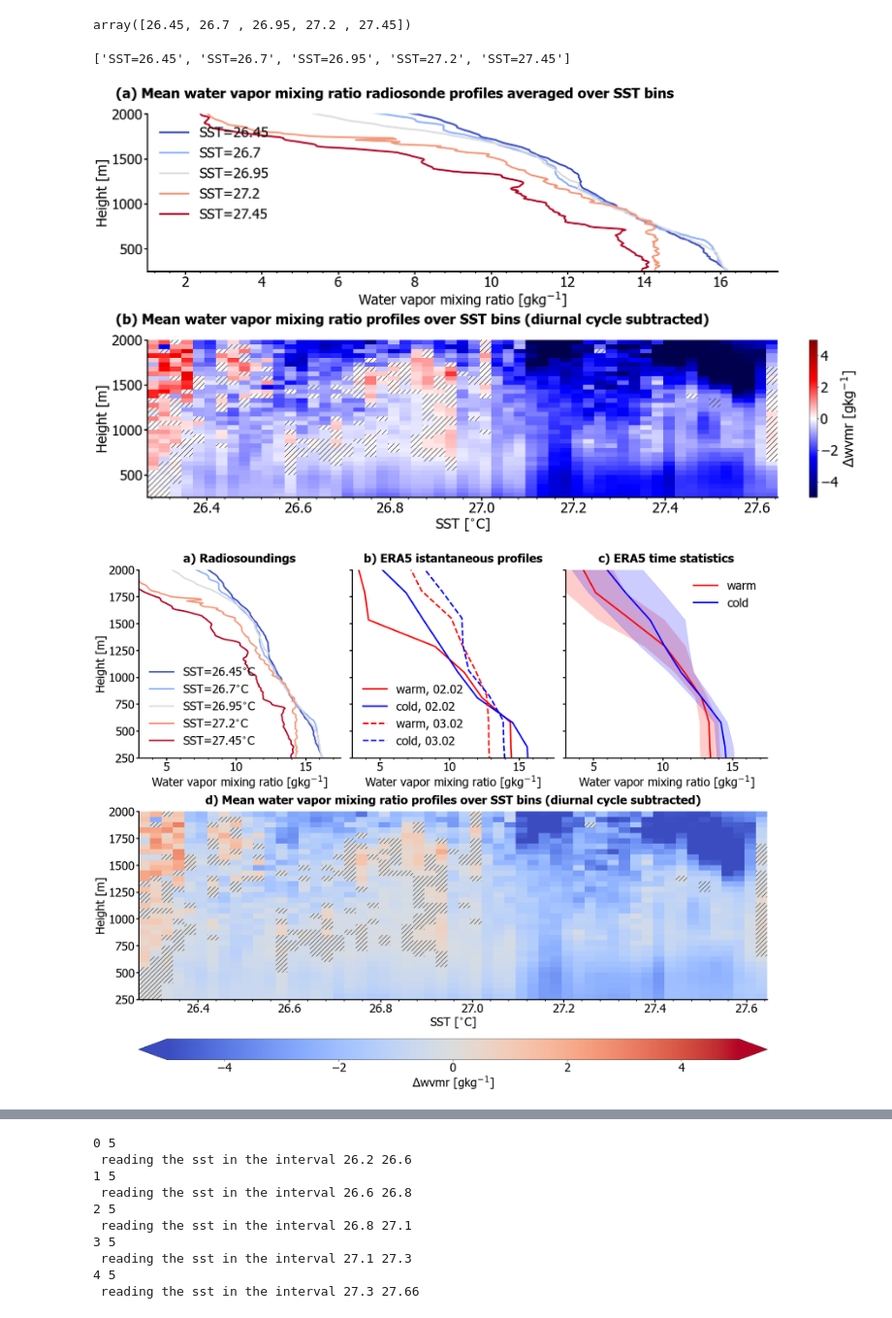
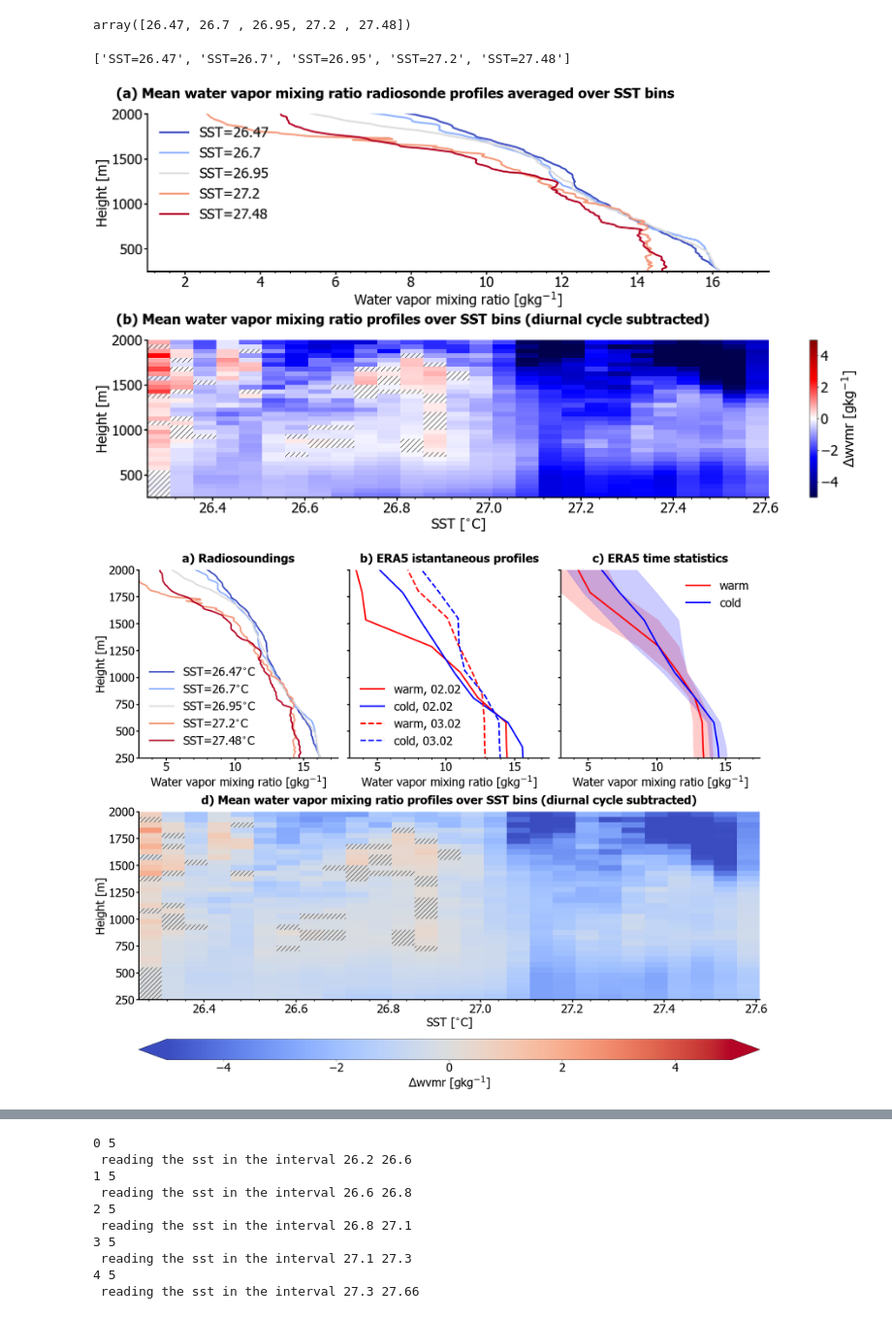
Before and after one commit to ClauClouds/SST-impact, a Jupyter notebook: plot_figure_humidity.ipynb, the cells around one changed output, grey strips where cells are left out. Shown at 97% size. Cells and saved outputs as stored; diff of their text form; code cells hidden in the pictures.

Commit message:
updates binning of Hwind, humidity and vertical wind
for Hwind and humidity also new profiles for rs calculated with extended last bin

```diff
--- a/plot_figure_humidity.ipynb
+++ b/plot_figure_humidity.ipynb
@@ -46,3 +65,13 @@ masked_mr = f_uncertainty_prop(arthus_data, 1., 8, 3, 'MR')
 # %%
-arthus_data
+# define new sst array for reducing the resolution of the sampling
+print(sst_arr)
+new_sst_arr = np.zeros(int(len(sst_arr)/2)+1)
+ind_new = 0
+for ind_sst in range(len(sst_arr)):
+    if (ind_sst % 2) == 0:
+        print(ind_sst)
+        print(sst_arr[ind_sst])
+        new_sst_arr[ind_new] = sst_arr[ind_sst]
+        ind_new = ind_new+1
+print(new_sst_arr)
 # %% [output]
@@ -66,6 +197,6 @@ Data variables:
 # %%
 # reading radiosonde binned data
-radiosonde_data = xr.open_dataset(path_SST_binned+'RS_mean_profiles_binned_sst_2.nc')
+radiosonde_data = xr.open_dataset(path_SST_binned+'RS_mean_profiles_binned_sst_3.nc')
 MR_rs = radiosonde_data['MR'].values
 binned_sst_rs = radiosonde_data['sst'].values
 height_rs = radiosonde_data['height'].values
@@ -77,7 +208,7 @@ colors_binned_sst = plt.cm.coolwarm(np.linspace(0, 1, len(binned_sst_rs)))
 # %%
 binned_sst_rs
 # %% [output]
-array([26.45, 26.7 , 26.95, 27.2 , 27.45])
+array([26.47, 26.7 , 26.95, 27.2 , 27.48])
 # %%
 
 
@@ -130,38 +261,38 @@ grid            = dict_plot_settings['grid']
 
 for ind_sst_bin in range(len(binned_sst_rs)):
     axs[0].plot(MR_rs[ind_sst_bin,:]*1000., height_rs, color=colors_binned_sst[ind_sst_bin], label=labels[ind_sst_bin], linewidth=4, rasterized=True)
 axs[0].legend(frameon=False, fontsize=fontSizeX, loc='upper left')
 axs[0].set_xlabel("Water vapor mixing ratio [gkg$^{-1}$]", fontsize=fontSizeX)
 axs[0].set_ylabel("Height [m]", fontsize=fontSizeY)
 axs[0].set_xlim(1,17.5)
 
-mesh = axs[1].pcolormesh(sst_arr, height, mr_data.T, cmap='seismic', vmin=-5, vmax=5, )
-axs[1].pcolor(sst_arr, height, masked_mr.T, hatch='//', alpha=0.)
+mesh = axs[1].pcolormesh(new_sst_arr[:-1], height, MR_new_data.MR.values.T, cmap='seismic', vmin=-5, vmax=5, )
+axs[1].pcolor(new_sst_arr[:-1], height, masked_mr.T, hatch='//', alpha=0.)
 
 cbar = fig.colorbar(mesh, ax=axs[1])
 cbar.set_label(label='$\Delta$wvmr [gkg$^{-1}$]',  size=fontSizeX)
 axs[1].set_ylabel('Height [m]', fontsize=fontSizeX)
 axs[1].set_xlabel('SST [$^{\circ}$C]', fontsize=fontSizeX)
 
 for ax, l in zip(axs[:].flatten(), ['(a) Mean water vapor mixing ratio radiosonde profiles averaged over SST bins  ',  '(b) Mean water vapor mixing ratio profiles over SST bins (diurnal cycle subtracted) ']):
     ax.text(-0.05, 1.1, l,  fontweight='black', fontsize=fontSizeX, transform=ax.transAxes)
     #ax.set_xlim(SST_binned_arr[0]-0.1, SST_binned_arr[-1]+0.1)
 
     ax.spines["top"].set_visible(False)
     ax.spines["right"].set_visible(False)
     ax.spines["bottom"].set_linewidth(3)
     ax.spines["left"].set_linewidth(3)
     ax.xaxis.set_minor_locator(ticker.AutoMinorLocator(n=5))
     ax.tick_params(which='minor', length=5, width=2)
     ax.tick_params(which='major', length=7, width=3)
     ax.xaxis.set_minor_locator(ticker.AutoMinorLocator(n=5))
     ax.tick_params(axis='both', labelsize=32)
     ax.set_ylim(250.,2000.)
 
-fig.savefig(path_out_plots+'figure_wvmr.png', format='png')
+fig.savefig(path_out_plots+'figure_wvmr_R1.png', format='png')
 # %% [output]
-['SST=26.45', 'SST=26.7', 'SST=26.95', 'SST=27.2', 'SST=27.45']
+['SST=26.47', 'SST=26.7', 'SST=26.95', 'SST=27.2', 'SST=27.48']
-[figure, old version]
+[figure, new version]
 # %%
 import pandas as pd
 import matplotlib.pyplot as plt
@@ -300,13 +431,13 @@ axbig.tick_params(which='major', length=7, width=3)
 axbig.xaxis.set_minor_locator(ticker.AutoMinorLocator(n=5))
 axbig.tick_params(axis='both', labelsize=32)
 axbig.set_ylim(250.,2000.)
-mesh = axbig.pcolormesh(sst_arr, height, mr_data.T, cmap='coolwarm', vmin=-5, vmax=5)
-axbig.pcolor(sst_arr, height, masked_mr.T, hatch='//', alpha=0.)
+mesh = axbig.pcolormesh(new_sst_arr[:-1], height, MR_new_data.MR.values.T, cmap='coolwarm', vmin=-5, vmax=5)
+axbig.pcolor(new_sst_arr[:-1], height, masked_mr.T, hatch='//', alpha=0.)
 cbar = fig.colorbar(mesh, ax=axbig, orientation='horizontal', extend='both', aspect=30)
 cbar.set_label(label='$\Delta$wvmr [gkg$^{-1}$]',  size=fontSizeX)
 axbig.set_ylabel('Height [m]', fontsize=fontSizeX)
 axbig.set_xlabel('SST [$^{\circ}$C]', fontsize=fontSizeX)
 
-fig.savefig(path_out_plots+'figure_wvmr.png', format='png')
+fig.savefig(path_out_plots+'figure_wvmr_R1.png', format='png')
 # %% [output]
-[figure, old version]
+[figure, new version]
```
Also changed, not shown: parts of 8 cells of this notebook, 2 other files.
